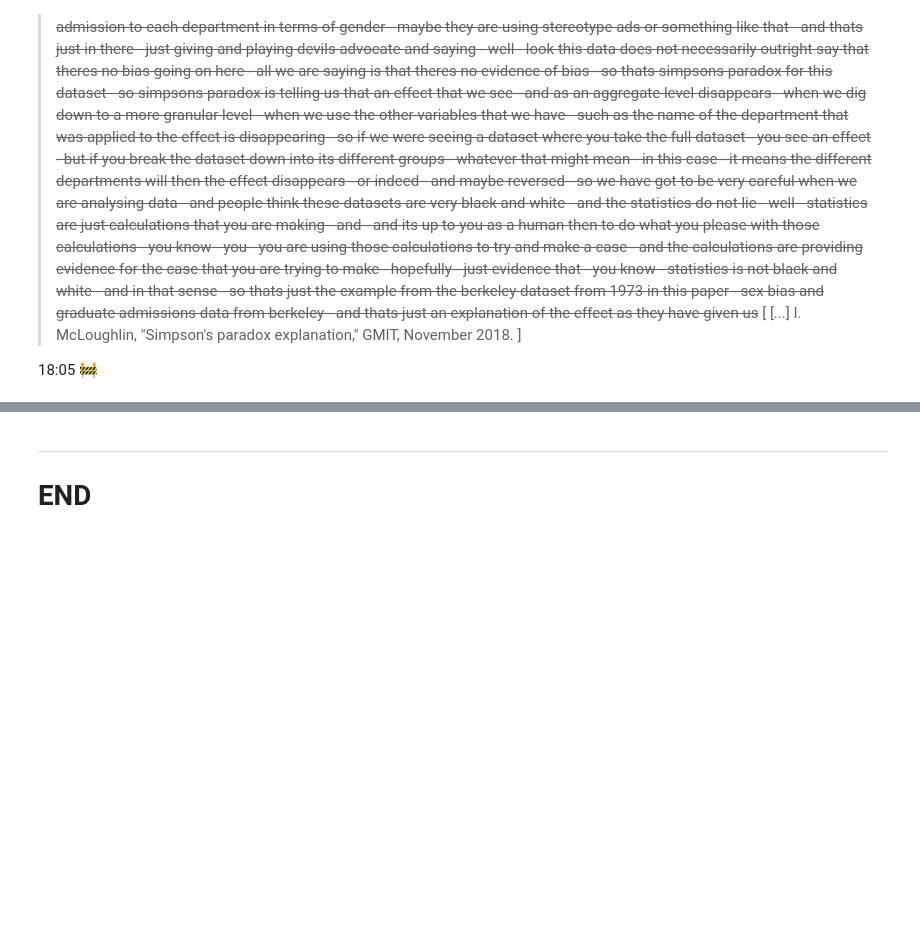
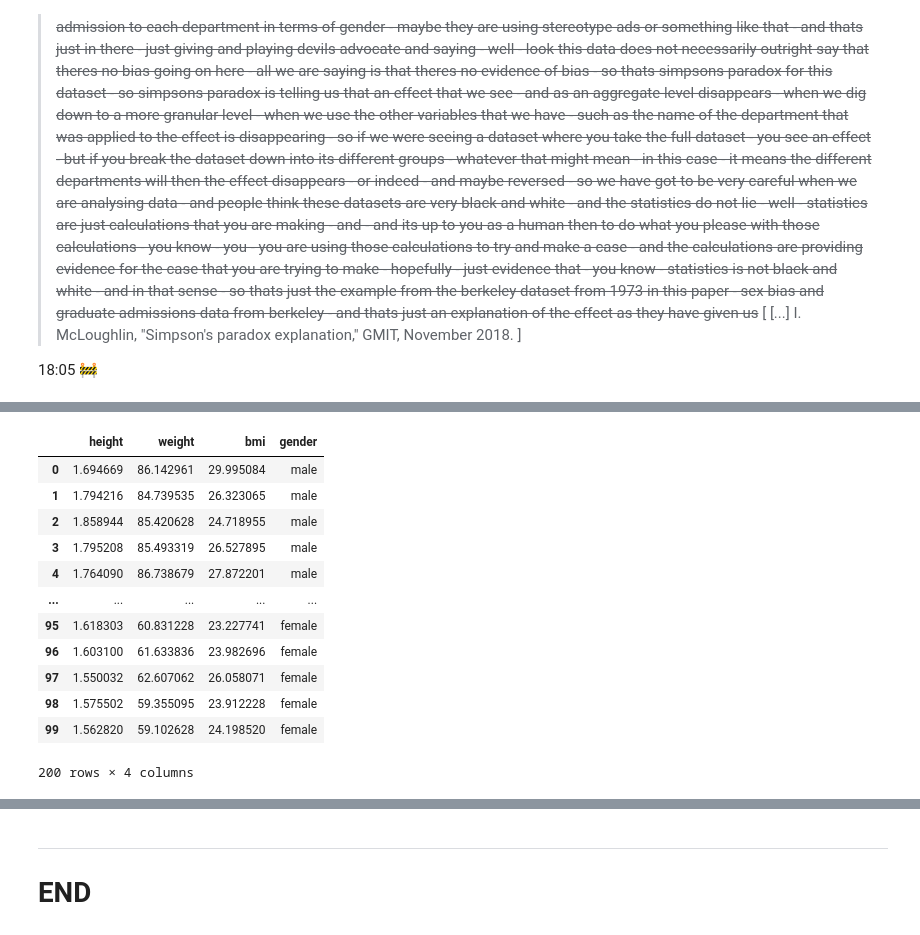
Before and after one commit to E6985/fda-simpsons-paradox, a Jupyter notebook: simpsons-paradox.ipynb, the cells around one changed output, grey strips where cells are left out. Cells and saved outputs as stored; diff of their text form; code cells hidden in the pictures; blank space fills up the shorter version.

```diff
--- a/simpsons-paradox.ipynb
+++ b/simpsons-paradox.ipynb
@@ -185,0 +308,16 @@ expect_women_admitted
+# %%
+people
+# %% [output]
+|  | height | weight | bmi | gender |
+| 0 | 1.694669 | 86.142961 | 29.995084 | male |
+| 1 | 1.794216 | 84.739535 | 26.323065 | male |
+| 2 | 1.858944 | 85.420628 | 24.718955 | male |
+| 3 | 1.795208 | 85.493319 | 26.527895 | male |
+| 4 | 1.764090 | 86.738679 | 27.872201 | male |
+| ... | ... | ... | ... | ... |
+| 95 | 1.618303 | 60.831228 | 23.227741 | female |
+| 96 | 1.603100 | 61.633836 | 23.982696 | female |
+| 97 | 1.550032 | 62.607062 | 26.058071 | female |
+| 98 | 1.575502 | 59.355095 | 23.912228 | female |
+| 99 | 1.562820 | 59.102628 | 24.198520 | female |
+200 rows × 4 columns
```
Also changed, not shown: parts of 21 cells of this notebook.
